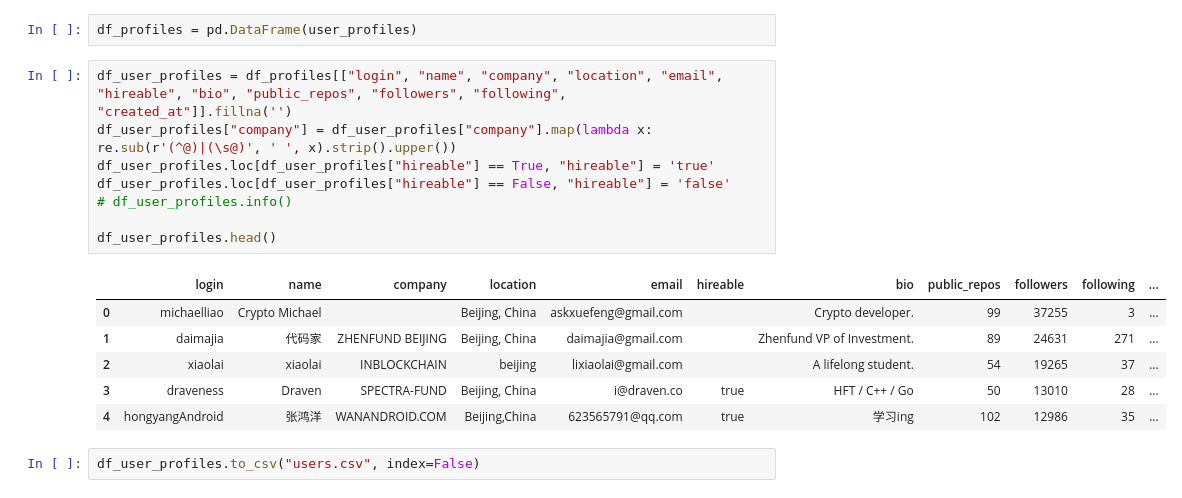
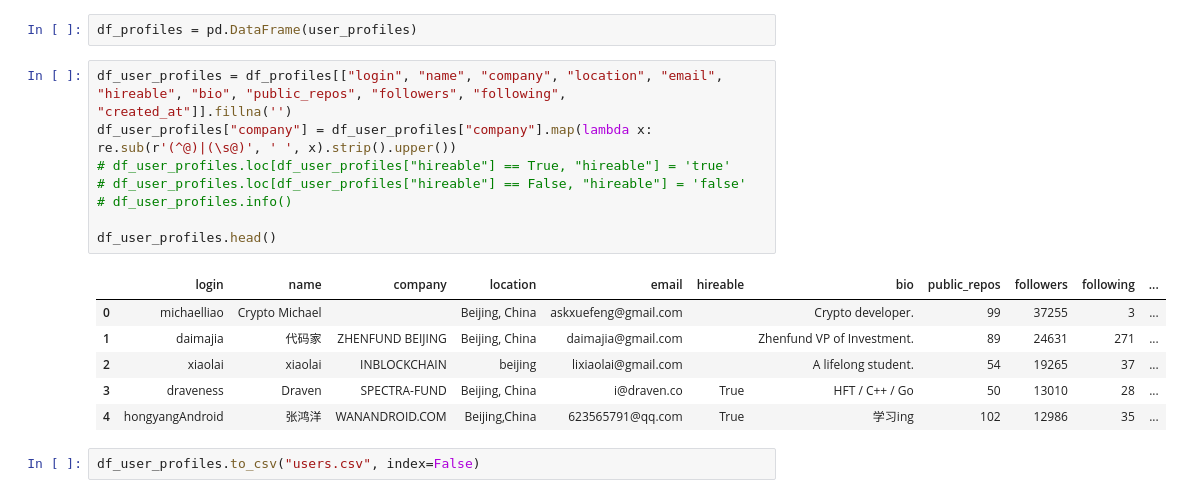
Before and after one commit to tuxdna/tds-project1, a Jupyter notebook: notebook.ipynb, the cells around one changed output. Drawn from its saved outputs; the diff is of its cells as text.

```diff
--- a/notebook.ipynb
+++ b/notebook.ipynb
@@ -264,18 +264,18 @@ df_profiles = pd.DataFrame(user_profiles)
 # %%
 df_user_profiles = df_profiles[["login", "name", "company", "location", "email", "hireable", "bio", "public_repos", "followers", "following", "created_at"]].fillna('')
 df_user_profiles["company"] = df_user_profiles["company"].map(lambda x: re.sub(r'(^@)|(\s@)', ' ', x).strip().upper())
-df_user_profiles.loc[df_user_profiles["hireable"] == True, "hireable"] = 'true'
-df_user_profiles.loc[df_user_profiles["hireable"] == False, "hireable"] = 'false'
+# df_user_profiles.loc[df_user_profiles["hireable"] == True, "hireable"] = 'true'
+# df_user_profiles.loc[df_user_profiles["hireable"] == False, "hireable"] = 'false'
 # df_user_profiles.info()
 
 df_user_profiles.head()
 # %% [output]
 |  | login | name | company | location | email | hireable | bio | public_repos | followers | following | ... |
 | 0 | michaelliao | Crypto Michael |  | Beijing, China | askxuefeng@gmail.com |  | Crypto developer. | 99 | 37255 | 3 | ... |
 | 1 | daimajia | 代码家 | ZHENFUND BEIJING | Beijing, China | daimajia@gmail.com |  | Zhenfund VP of Investment. | 89 | 24631 | 271 | ... |
 | 2 | xiaolai | xiaolai | INBLOCKCHAIN | beijing | lixiaolai@gmail.com |  | A lifelong student. | 54 | 19265 | 37 | ... |
-| 3 | draveness | Draven | SPECTRA-FUND | Beijing, China | i@draven.co | true | HFT / C++ / Go | 50 | 13010 | 28 | ... |
-| 4 | hongyangAndroid | 张鸿洋 | WANANDROID.COM | Beijing,China | 623565791@qq.com | true | 学习ing | 102 | 12986 | 35 | ... |
+| 3 | draveness | Draven | SPECTRA-FUND | Beijing, China | i@draven.co | True | HFT / C++ / Go | 50 | 13010 | 28 | ... |
+| 4 | hongyangAndroid | 张鸿洋 | WANANDROID.COM | Beijing,China | 623565791@qq.com | True | 学习ing | 102 | 12986 | 35 | ... |
 # %%
 df_user_profiles.to_csv("users.csv", index=False)
 # %% [markdown]
```
Also changed, not shown: parts of 31 cells of this notebook, 3 other files.
